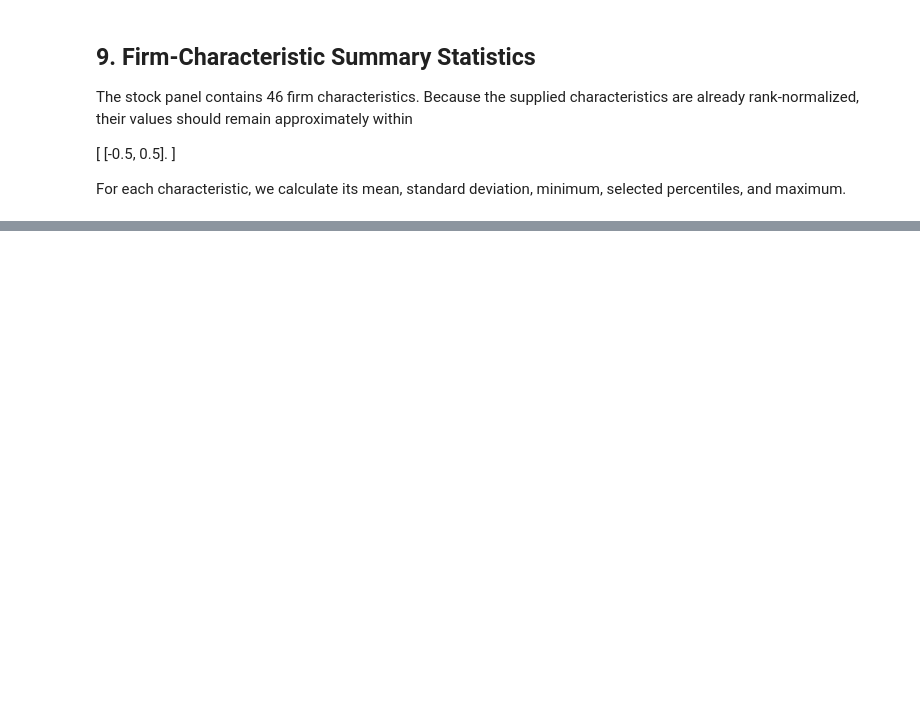
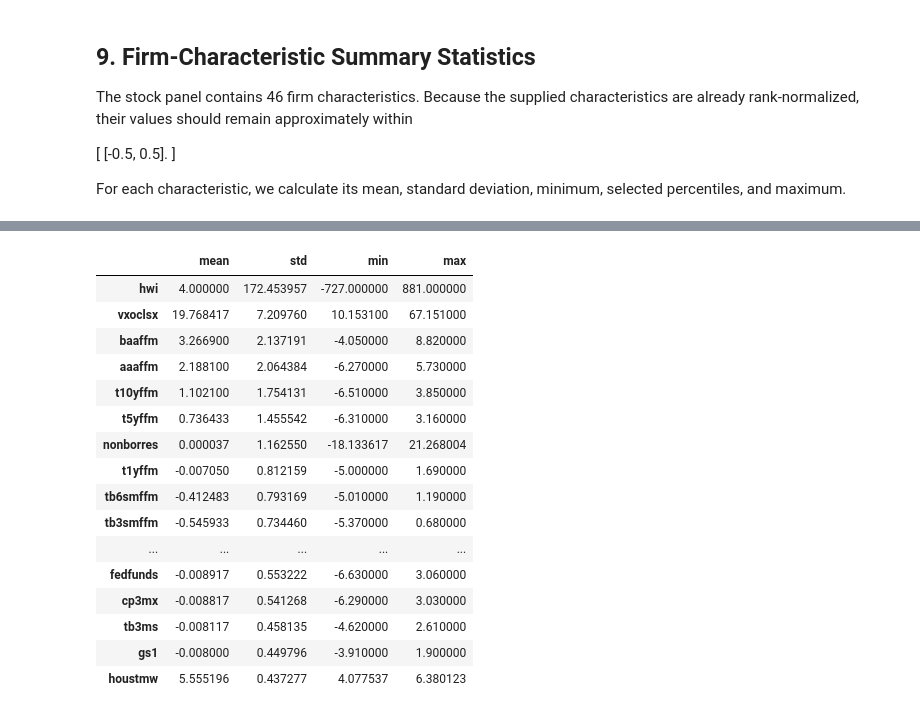
Before and after one commit to rezazamani2329/Deep-Learning-in-Asset-Pricing_-Replication-project, a Jupyter notebook: notebooks/02_exploratory_analysis.ipynb, the cells around one changed output, grey strips where cells are left out. Saved outputs shown, nothing was run; the diff lists cells and outputs as text; code cells hidden in the pictures; blank space fills up the shorter version.

```diff
--- a/notebooks/02_exploratory_analysis.ipynb
+++ b/notebooks/02_exploratory_analysis.ipynb
@@ -418,0 +1285,34 @@ display(macro_summary)
+# %%
+# Identify macro variables with unusually high or low variation
+
+macro_scale_check = pd.DataFrame({
+    "mean": macro[macro_feature_cols].mean(),
+    "std": macro[macro_feature_cols].std(),
+    "min": macro[macro_feature_cols].min(),
+    "max": macro[macro_feature_cols].max(),
+})
+
+macro_scale_check = macro_scale_check.sort_values(
+    "std",
+    ascending=False
+)
+
+display(macro_scale_check.head(20))
+# %% [output]
+|  | mean | std | min | max |
+| hwi | 4.000000 | 172.453957 | -727.000000 | 881.000000 |
+| vxoclsx | 19.768417 | 7.209760 | 10.153100 | 67.151000 |
+| baaffm | 3.266900 | 2.137191 | -4.050000 | 8.820000 |
+| aaaffm | 2.188100 | 2.064384 | -6.270000 | 5.730000 |
+| t10yffm | 1.102100 | 1.754131 | -6.510000 | 3.850000 |
+| t5yffm | 0.736433 | 1.455542 | -6.310000 | 3.160000 |
+| nonborres | 0.000037 | 1.162550 | -18.133617 | 21.268004 |
+| t1yffm | -0.007050 | 0.812159 | -5.000000 | 1.690000 |
+| tb6smffm | -0.412483 | 0.793169 | -5.010000 | 1.190000 |
+| tb3smffm | -0.545933 | 0.734460 | -5.370000 | 0.680000 |
+| ... | ... | ... | ... | ... |
+| fedfunds | -0.008917 | 0.553222 | -6.630000 | 3.060000 |
+| cp3mx | -0.008817 | 0.541268 | -6.290000 | 3.030000 |
+| tb3ms | -0.008117 | 0.458135 | -4.620000 | 2.610000 |
+| gs1 | -0.008000 | 0.449796 | -3.910000 | 1.900000 |
+| houstmw | 5.555196 | 0.437277 | 4.077537 | 6.380123 |
```
Also changed, not shown: parts of 60 cells of this notebook, 8 other files.
